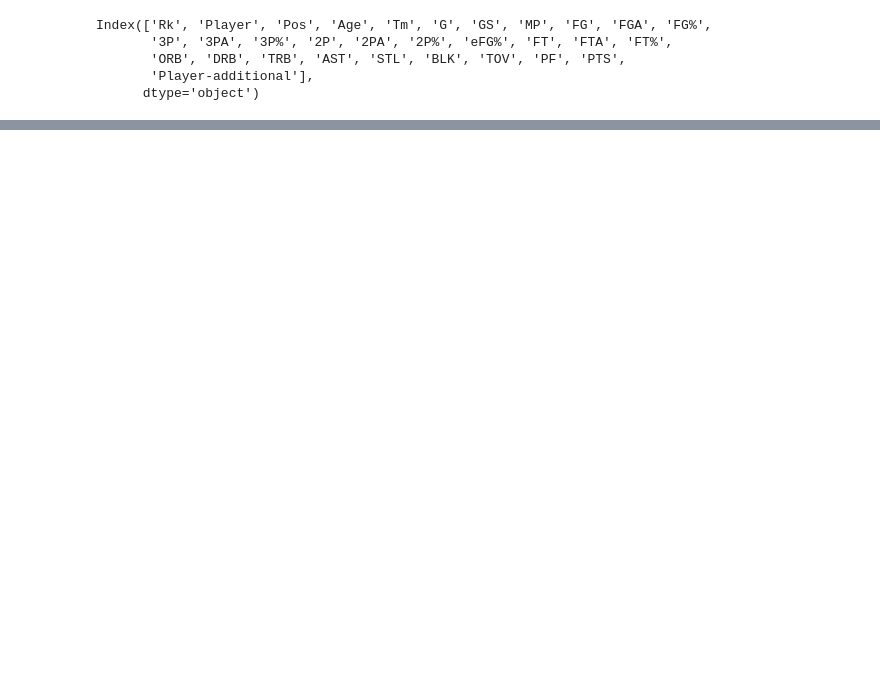
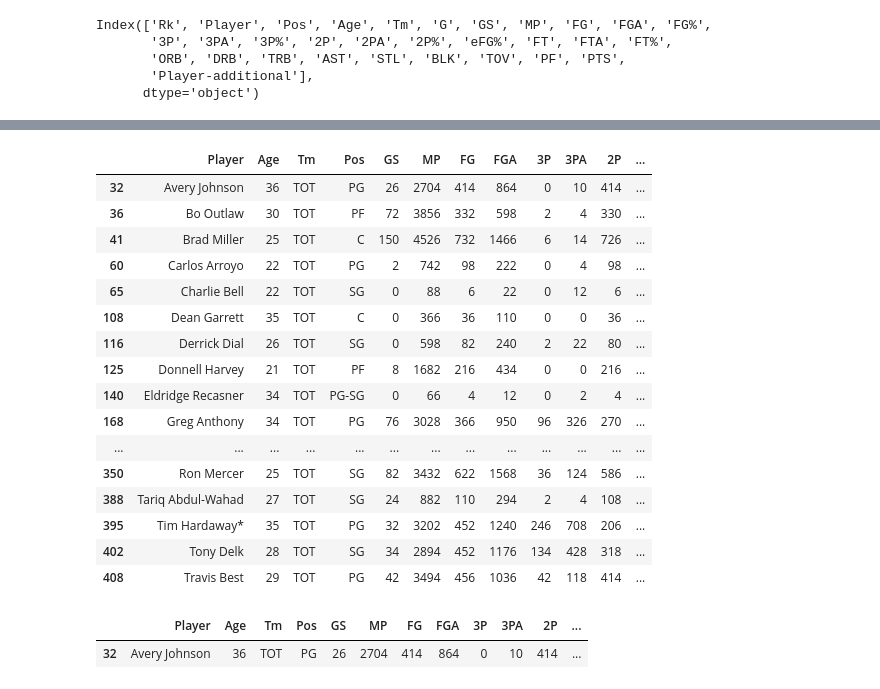
Before and after one commit to Johnchae09/COMP_5360, a Jupyter notebook: data_import/Import_player_data02.ipynb, the cells around one changed output, grey strips where cells are left out. Cells and saved outputs as stored; diff of their text form; code cells hidden in the pictures; blank space fills up the shorter version.

```diff
--- a/data_import/Import_player_data02.ipynb
+++ b/data_import/Import_player_data02.ipynb
@@ -236,3 +238,30 @@ combined_df
+# %%
+data = combined_df[combined_df['Tm'] == 'TOT']
+data
+# %% [output]
+|  | Player | Age | Tm | Pos | GS | MP | FG | FGA | 3P | 3PA | 2P | ... |
+| 32 | Avery Johnson | 36 | TOT | PG | 26 | 2704 | 414 | 864 | 0 | 10 | 414 | ... |
+| 36 | Bo Outlaw | 30 | TOT | PF | 72 | 3856 | 332 | 598 | 2 | 4 | 330 | ... |
+| 41 | Brad Miller | 25 | TOT | C | 150 | 4526 | 732 | 1466 | 6 | 14 | 726 | ... |
+| 60 | Carlos Arroyo | 22 | TOT | PG | 2 | 742 | 98 | 222 | 0 | 4 | 98 | ... |
+| 65 | Charlie Bell | 22 | TOT | SG | 0 | 88 | 6 | 22 | 0 | 12 | 6 | ... |
+| 108 | Dean Garrett | 35 | TOT | C | 0 | 366 | 36 | 110 | 0 | 0 | 36 | ... |
+| 116 | Derrick Dial | 26 | TOT | SG | 0 | 598 | 82 | 240 | 2 | 22 | 80 | ... |
+| 125 | Donnell Harvey | 21 | TOT | PF | 8 | 1682 | 216 | 434 | 0 | 0 | 216 | ... |
+| 140 | Eldridge Recasner | 34 | TOT | PG-SG | 0 | 66 | 4 | 12 | 0 | 2 | 4 | ... |
+| 168 | Greg Anthony | 34 | TOT | PG | 76 | 3028 | 366 | 950 | 96 | 326 | 270 | ... |
+| ... | ... | ... | ... | ... | ... | ... | ... | ... | ... | ... | ... | ... |
+| 350 | Ron Mercer | 25 | TOT | SG | 82 | 3432 | 622 | 1568 | 36 | 124 | 586 | ... |
+| 388 | Tariq Abdul-Wahad | 27 | TOT | SG | 24 | 882 | 110 | 294 | 2 | 4 | 108 | ... |
+| 395 | Tim Hardaway* | 35 | TOT | PG | 32 | 3202 | 452 | 1240 | 246 | 708 | 206 | ... |
+| 402 | Tony Delk | 28 | TOT | SG | 34 | 2894 | 452 | 1176 | 134 | 428 | 318 | ... |
+| 408 | Travis Best | 29 | TOT | PG | 42 | 3494 | 456 | 1036 | 42 | 118 | 414 | ... |
+# %%
+data = combined_df[combined_df['Player']=='Avery Johnson']
+data
+# %% [output]
+|  | Player | Age | Tm | Pos | GS | MP | FG | FGA | 3P | 3PA | 2P | ... |
+| 32 | Avery Johnson | 36 | TOT | PG | 26 | 2704 | 414 | 864 | 0 | 10 | 414 | ... |
 # %%
 pd.set_option('display.max_rows', None)
 
```
Also changed, not shown: parts of 9 cells of this notebook, 2 other files.
